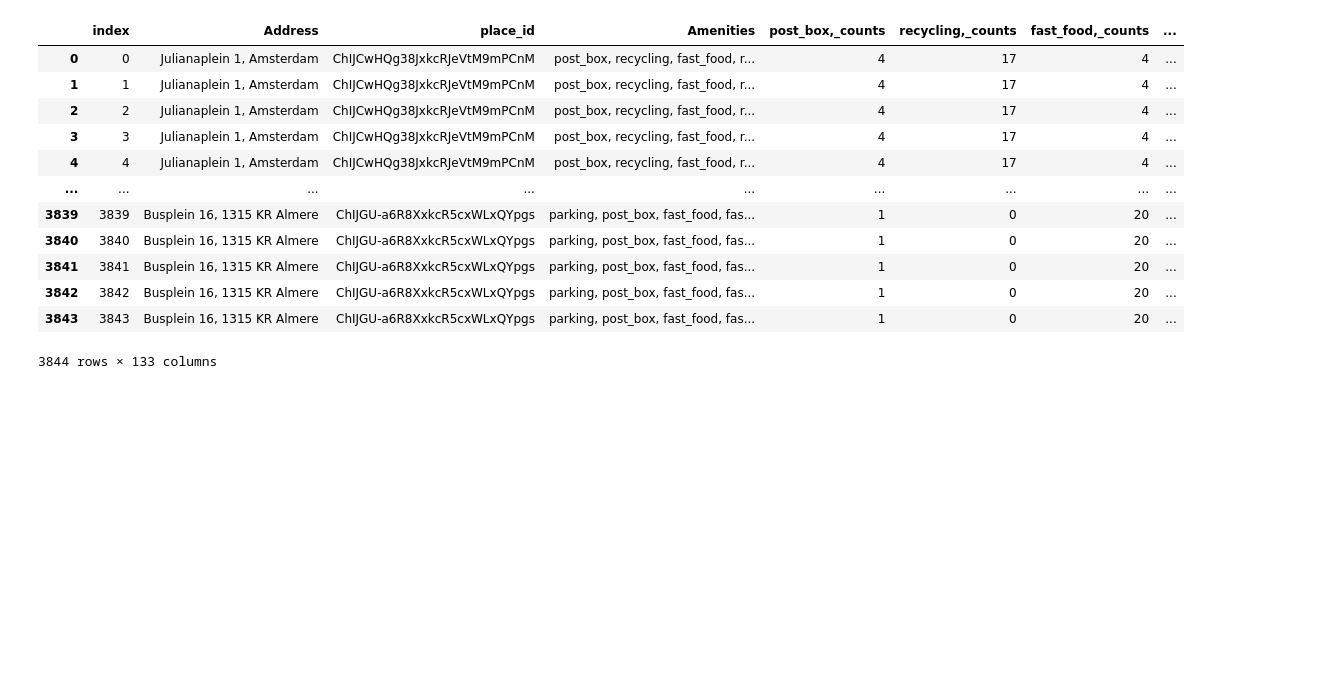
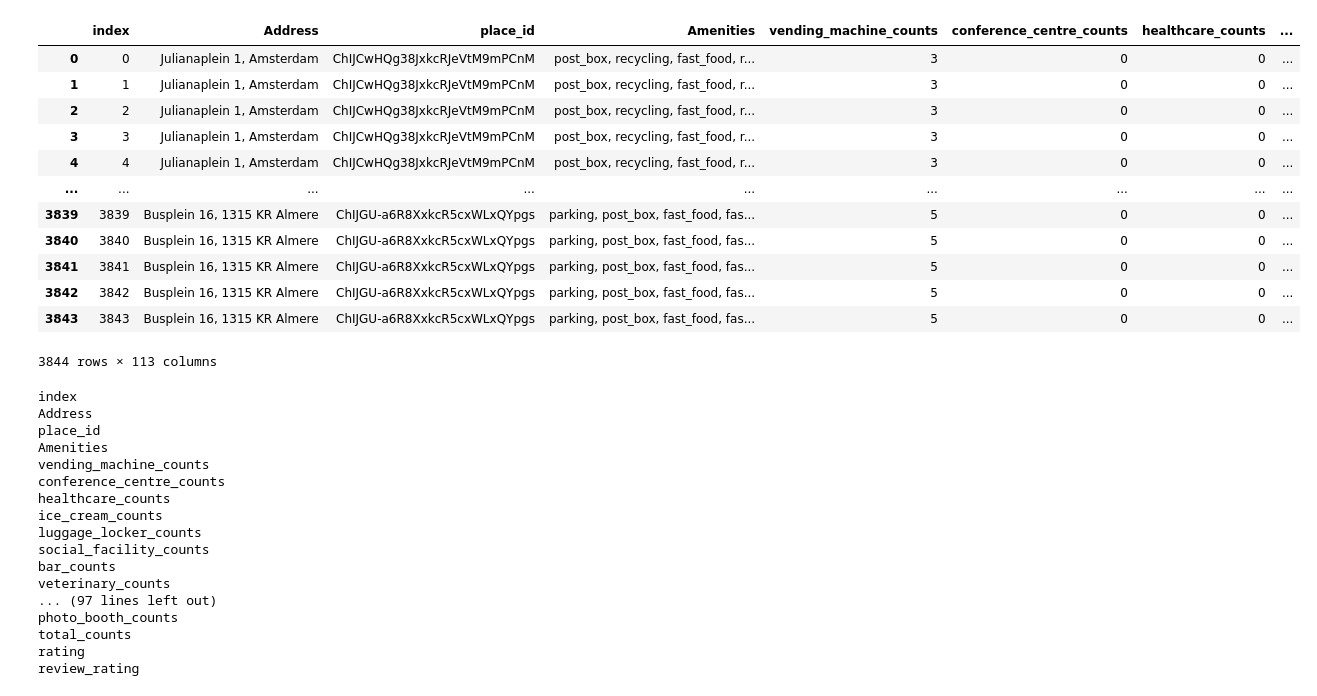
Before and after one commit to ellasartory/scraping, a Jupyter notebook: google_maps/get_amenities.ipynb, the cells around one changed output. Drawn from its saved outputs; the diff is of its cells as text; code cells hidden in the pictures; blank space fills up the shorter version.

Commit message:
changed the column names and added time sleep to scraping

```diff
--- a/google_maps/get_amenities.ipynb
+++ b/google_maps/get_amenities.ipynb
@@ -41,12 +45,26 @@ input_excel_file = "final_input_addresses.xlsx"
 output_csv_file = "final_output_amenities.csv"
 process_excel(input_excel_file, output_csv_file)
 # %%
+import re
 # Create data frame
 csv = pd.read_csv("final_output_amenities.csv", encoding='utf-8')
 amt = pd.DataFrame(csv)
 
 # Extracting all categories from amenities
 amenities_mentioned = amt["Amenities"].str.split().explode().unique().tolist()
+amenities_mentioned = [amenity.rstrip(",") for amenity in amenities_mentioned]
+
+#remove irrelevant ones
+remove = ["'HTTPSConnectionPool(host='nominatim.openstreetmap.org'", 'Max', 'retries', 'exceeded', 'with', 'url', 'Caused', 'by', 'Read', 'timed', 'out', 'read', "'NoneType'", 'object', 'has', 'no', 'attribute', "'latitude'", "read", "url", "Caused", "archive", "out", "HTTPSConnectionPool(host='nominatim.openstreetmap.org'"]
+filtered_amenities= [amenity for amenity in amenities_mentioned if amenity not in remove]
+filtered_amenities = [amenity for amenity in filtered_amenities if not any(error_word in amenity for error_word in ['Error', 'timeout', 'IncompleteRead', '/search?q='])]
+
+# Remove non-alphabetic characters
+filtered_amenities = [re.sub(r'[^a-zA-Z_]', '', amenity) for amenity in filtered_amenities]
+filtered_amenities = [amenity for amenity in filtered_amenities if amenity]
+
+#drop duplicates
+amenities_mentioned = list(set(filtered_amenities))
 
 # Print list of unique amenities
 print(amenities_mentioned)
@@ -147,26 +165,48 @@ display(amt)
 # %%
 #merge the two to have ratings and amenities in one DataFrame
 rating_and_count = pd.merge(amt, rating_amenities, on = "place_id", how = "left")
+
+columns_drop = ["read_counts", "Caused_counts", "out_counts", "url_counts" ]
+rating_and_count = rating_and_count.drop(columns = columns_drop)
 
 #turn index column into
 rating_and_count.reset_index(inplace = True)
 
 #Display merged DataFrame
 display(rating_and_count)
 
 #Save to csv
 rating_and_count.to_csv("rating_and_count.csv", index = False)
+for col in rating_and_count.columns:
+    print(col)
 # %% [output]
-|  | index | Address | place_id | Amenities | post_box,_counts | recycling,_counts | fast_food,_counts | ... |
-| 0 | 0 | Julianaplein 1, Amsterdam | ChIJCwHQg38JxkcRJeVtM9mPCnM | post_box, recycling, fast_food, r... | 4 | 17 | 4 | ... |
-| 1 | 1 | Julianaplein 1, Amsterdam | ChIJCwHQg38JxkcRJeVtM9mPCnM | post_box, recycling, fast_food, r... | 4 | 17 | 4 | ... |
-| 2 | 2 | Julianaplein 1, Amsterdam | ChIJCwHQg38JxkcRJeVtM9mPCnM | post_box, recycling, fast_food, r... | 4 | 17 | 4 | ... |
-| 3 | 3 | Julianaplein 1, Amsterdam | ChIJCwHQg38JxkcRJeVtM9mPCnM | post_box, recycling, fast_food, r... | 4 | 17 | 4 | ... |
-| 4 | 4 | Julianaplein 1, Amsterdam | ChIJCwHQg38JxkcRJeVtM9mPCnM | post_box, recycling, fast_food, r... | 4 | 17 | 4 | ... |
+|  | index | Address | place_id | Amenities | vending_machine_counts | conference_centre_counts | healthcare_counts | ... |
+| 0 | 0 | Julianaplein 1, Amsterdam | ChIJCwHQg38JxkcRJeVtM9mPCnM | post_box, recycling, fast_food, r... | 3 | 0 | 0 | ... |
+| 1 | 1 | Julianaplein 1, Amsterdam | ChIJCwHQg38JxkcRJeVtM9mPCnM | post_box, recycling, fast_food, r... | 3 | 0 | 0 | ... |
+| 2 | 2 | Julianaplein 1, Amsterdam | ChIJCwHQg38JxkcRJeVtM9mPCnM | post_box, recycling, fast_food, r... | 3 | 0 | 0 | ... |
+| 3 | 3 | Julianaplein 1, Amsterdam | ChIJCwHQg38JxkcRJeVtM9mPCnM | post_box, recycling, fast_food, r... | 3 | 0 | 0 | ... |
+| 4 | 4 | Julianaplein 1, Amsterdam | ChIJCwHQg38JxkcRJeVtM9mPCnM | post_box, recycling, fast_food, r... | 3 | 0 | 0 | ... |
 | ... | ... | ... | ... | ... | ... | ... | ... | ... |
-| 3839 | 3839 | Busplein 16, 1315 KR Almere | ChIJGU-a6R8XxkcR5cxWLxQYpgs | parking, post_box, fast_food, fas... | 1 | 0 | 20 | ... |
-| 3840 | 3840 | Busplein 16, 1315 KR Almere | ChIJGU-a6R8XxkcR5cxWLxQYpgs | parking, post_box, fast_food, fas... | 1 | 0 | 20 | ... |
-| 3841 | 3841 | Busplein 16, 1315 KR Almere | ChIJGU-a6R8XxkcR5cxWLxQYpgs | parking, post_box, fast_food, fas... | 1 | 0 | 20 | ... |
-| 3842 | 3842 | Busplein 16, 1315 KR Almere | ChIJGU-a6R8XxkcR5cxWLxQYpgs | parking, post_box, fast_food, fas... | 1 | 0 | 20 | ... |
-| 3843 | 3843 | Busplein 16, 1315 KR Almere | ChIJGU-a6R8XxkcR5cxWLxQYpgs | parking, post_box, fast_food, fas... | 1 | 0 | 20 | ... |
+| 3839 | 3839 | Busplein 16, 1315 KR Almere | ChIJGU-a6R8XxkcR5cxWLxQYpgs | parking, post_box, fast_food, fas... | 5 | 0 | 0 | ... |
+| 3840 | 3840 | Busplein 16, 1315 KR Almere | ChIJGU-a6R8XxkcR5cxWLxQYpgs | parking, post_box, fast_food, fas... | 5 | 0 | 0 | ... |
+| 3841 | 3841 | Busplein 16, 1315 KR Almere | ChIJGU-a6R8XxkcR5cxWLxQYpgs | parking, post_box, fast_food, fas... | 5 | 0 | 0 | ... |
+| 3842 | 3842 | Busplein 16, 1315 KR Almere | ChIJGU-a6R8XxkcR5cxWLxQYpgs | parking, post_box, fast_food, fas... | 5 | 0 | 0 | ... |
+| 3843 | 3843 | Busplein 16, 1315 KR Almere | ChIJGU-a6R8XxkcR5cxWLxQYpgs | parking, post_box, fast_food, fas... | 5 | 0 | 0 | ... |
-3844 rows × 133 columns
+3844 rows × 113 columns
+index
+Address
+place_id
+Amenities
+vending_machine_counts
+conference_centre_counts
+healthcare_counts
+ice_cream_counts
+luggage_locker_counts
+social_facility_counts
+bar_counts
+veterinary_counts
+... (97 lines left out)
+photo_booth_counts
+total_counts
+rating
+review_rating
```
Also changed, not shown: parts of 4 cells of this notebook.
